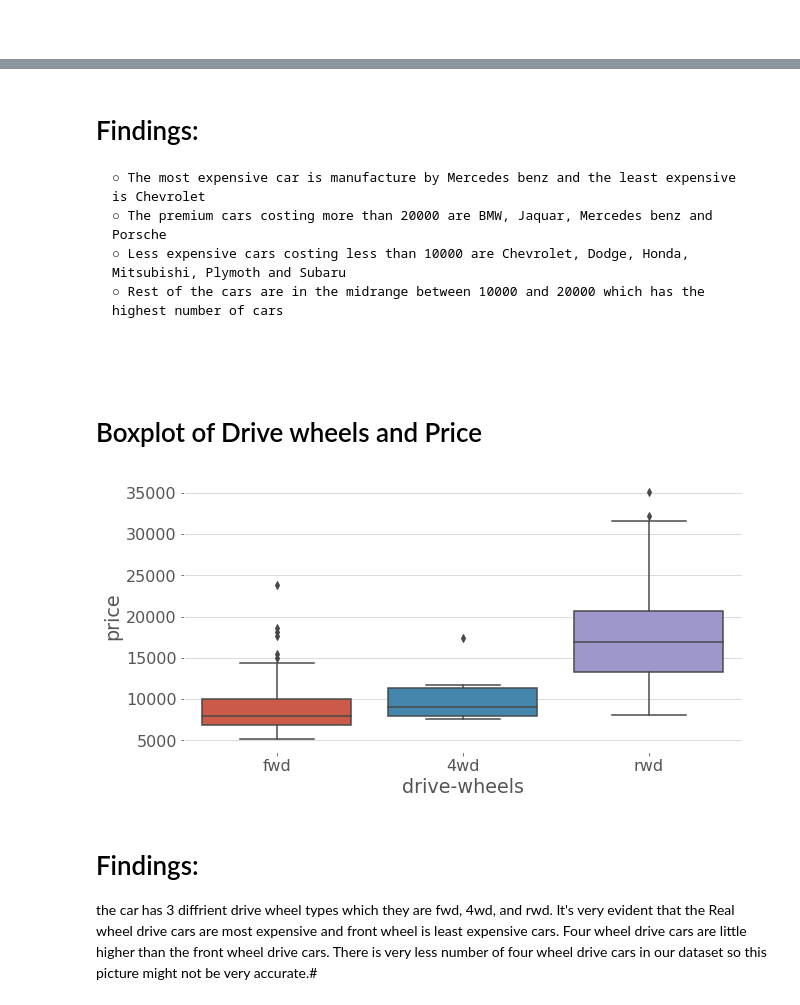
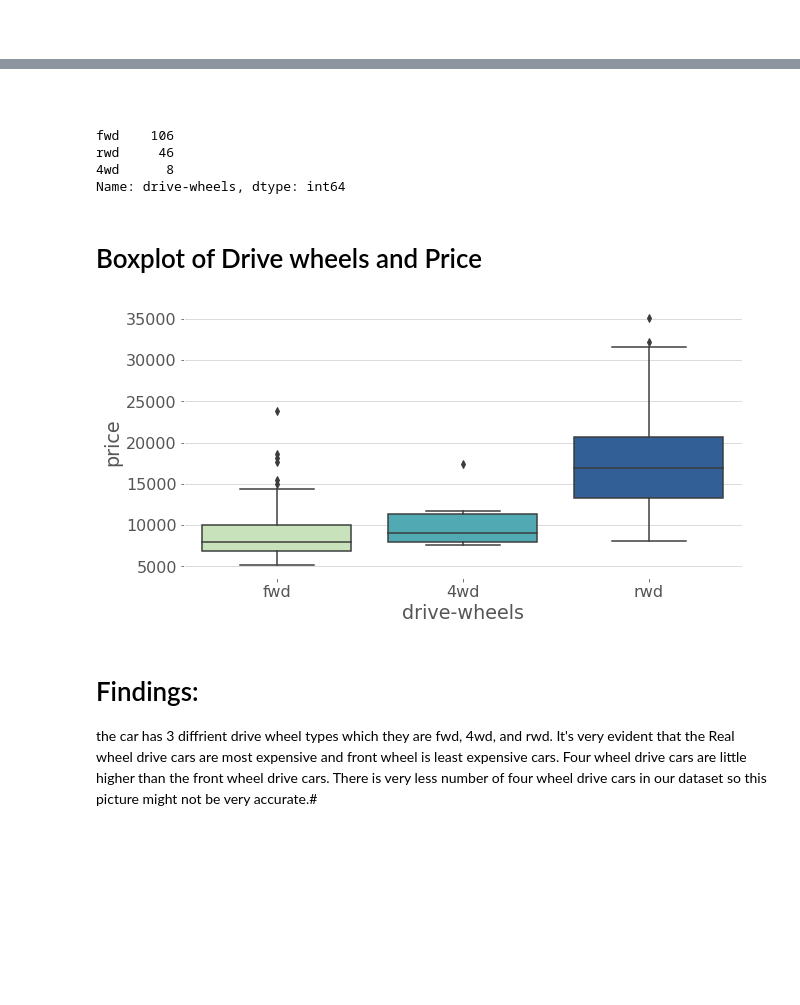
Before and after one commit to marwahfaraj/Automobile_Price_Prediction, a Jupyter notebook: unfinished_car.ipynb, the cells around one changed output, grey strips where cells are left out. Cells and saved outputs as stored; diff of their text form; code cells hidden in the pictures; blank space fills up the shorter version.

```diff
--- a/unfinished_car.ipynb
+++ b/unfinished_car.ipynb
@@ -258,7 +259,7 @@ automobile.head(50)
 # %% [markdown]
 I found the coloumne it has the most nan values is normalized-losses and decided to pop it out and then drop the null value from the table
 # %%
-# automobile.pop('normalized-losses')
+automobile.pop('normalized-losses')
 automobile.info()
 # %% [output]
 <class 'pandas.core.frame.DataFrame'>
@@ -467,4 +514,0 @@ plt.tight_layout();
-# %%
-plt.rcParams['figure.figsize']=(23,10)
-ax = sns.boxplot(x="make", y="price", data=automobile)
-ax.set_xticklabels(ax.get_xticklabels(),rotation=30);
@@ -473,18 +515,19 @@ ax.set_xticklabels(ax.get_xticklabels(),rotation=30);
-# %% [markdown]
-# Findings:
-    ○ The most expensive car is manufacture by Mercedes benz and the least expensive is Chevrolet
-    ○ The premium cars costing more than 20000 are BMW, Jaquar, Mercedes benz and Porsche
-    ○ Less expensive cars costing less than 10000 are Chevrolet, Dodge, Honda, Mitsubishi, Plymoth and Subaru
-    ○ Rest of the cars are in the midrange between 10000 and 20000 which has the highest number of cars
 # %% [markdown]
 #
+# %%
+automobile['drive-wheels'].value_counts()
+# %% [output]
+fwd    106
+rwd     46
+4wd      8
+Name: drive-wheels, dtype: int64
 # %% [markdown]
 # Boxplot of Drive wheels and Price
 # %%
 plt.rcParams['figure.figsize']=(10,5)
-ax = sns.boxplot(x="drive-wheels", y="price", data=automobile)
+ax = sns.boxplot(x="drive-wheels", y="price", data=automobile, palette='YlGnBu')
 # %% [output]
-[figure, old version]
+[figure, new version]
 # %% [markdown]
 # Findings:
 the car has 3 diffrient drive wheel types which they are fwd, 4wd, and rwd. It's very evident that the Real wheel drive cars are most expensive and front wheel is least expensive cars. Four wheel drive cars are little higher than the front wheel drive cars. There is very less number of four wheel drive cars in our dataset so this picture might not be very accurate.#
```
Also changed, not shown: parts of 55 cells of this notebook.
